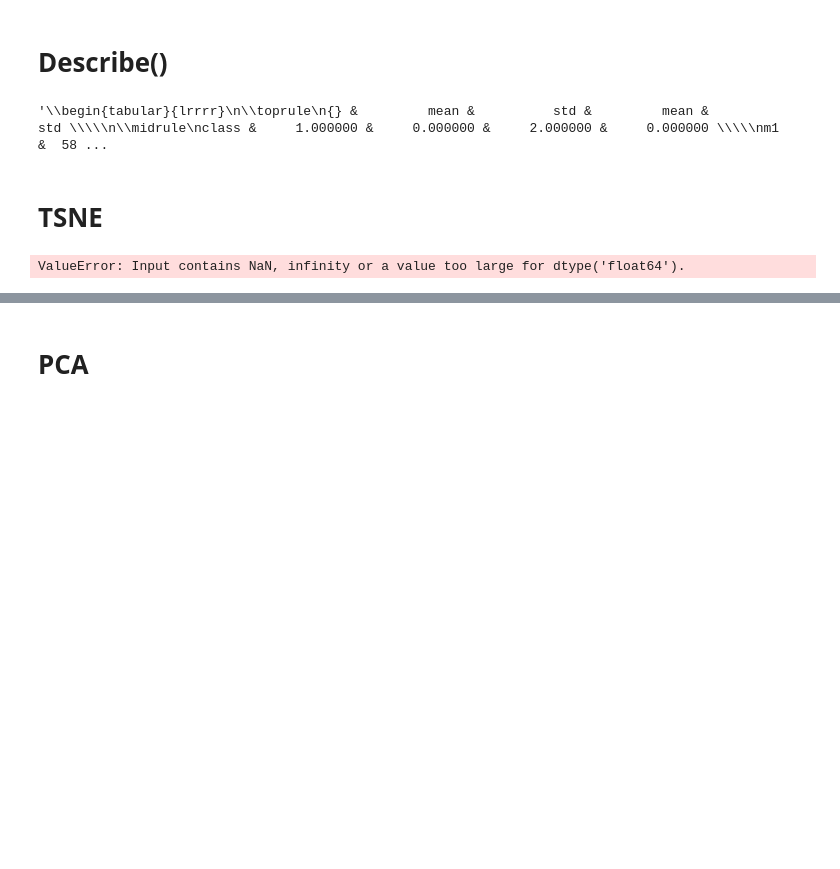
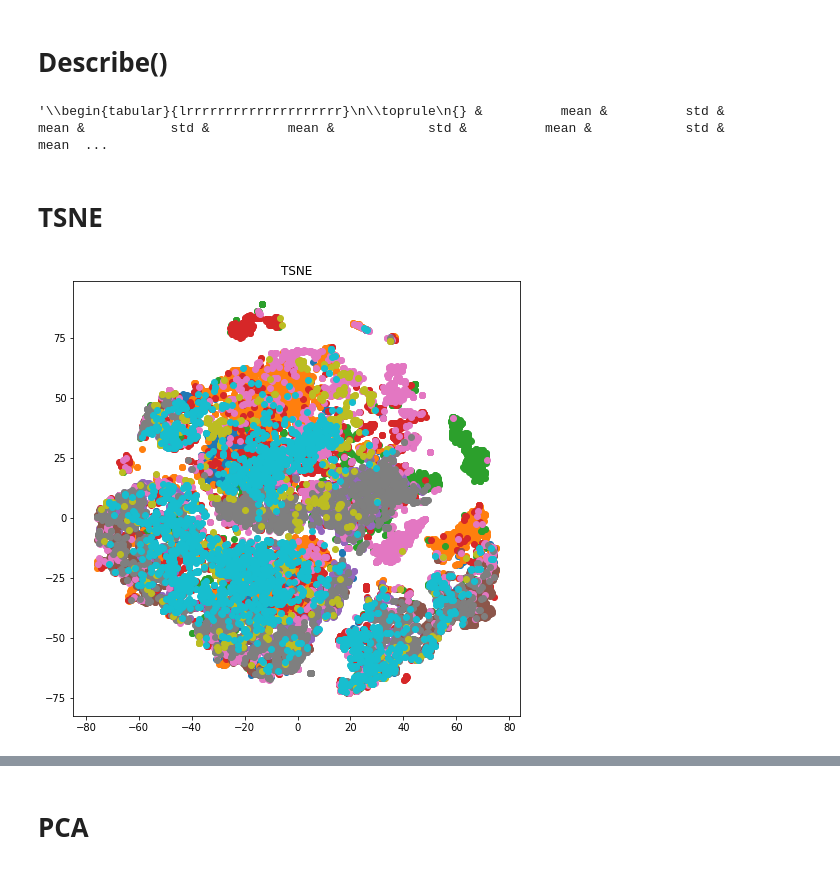
Before and after one commit to epcervantes7/ClassicComputerScienceProblemsInPython, a Jupyter notebook: testes/Untitled.ipynb, the cells around one changed output, grey strips where cells are left out. Drawn from its saved outputs; the diff is of its cells as text; code cells hidden in the pictures; blank space fills up the shorter version.

Commit message:
main branches

```diff
--- a/testes/Untitled.ipynb
+++ b/testes/Untitled.ipynb
@@ -9,8 +9,9 @@ import  os
 from os.path import basename
 import sys
 %matplotlib inline
-filename='allen_both.csv'
+# filename='allen_both_new.csv'
+filename='all_main.csv'
 df = pd.read_csv(filename)
-df.reset_index()
+df=df.fillna(df.mean())
 X = df.loc[:, 'm1':'m22'].values
 y = df.loc[:, 'class']
@@ -34,2 +54,15 @@ c=pd.concat([a, b], axis=1)
+# %%
+a=df[df['class']==1].describe().iloc[1:3].T
+b=df[df['class']==2].describe().iloc[1:3].T
+c=df[df['class']==3].describe().iloc[1:3].T
+d=df[df['class']==4].describe().iloc[1:3].T
+e=df[df['class']==5].describe().iloc[1:3].T
+f=df[df['class']==6].describe().iloc[1:3].T
+g=df[df['class']==7].describe().iloc[1:3].T
+h=df[df['class']==8].describe().iloc[1:3].T
+i=df[df['class']==9].describe().iloc[1:3].T
+j=df[df['class']==10].describe().iloc[1:3].T
+
+l=pd.concat([a, b,c,d,e,f,g,h,i,j], axis=1)
 # %%
 # c.to_csv("rato_camundongo.csv")
@@ -37,32 +70,53 @@ c.to_csv("interneuron_pyramidal.csv")
 # %%
-c.to_latex(index=True)
+l.to_latex(index=True)
 # %% [output]
-'\\begin{tabular}{lrrrr}\n\\toprule\n{} &         mean &          std &         mean &          std \\\\\n\\midrule\nclass &     1.000000 &     0.000000 &     2.000000 &     0.000000 \\\\\nm1    &  58 ...
+'\\begin{tabular}{lrrrrrrrrrrrrrrrrrrrr}\n\\toprule\n{} &          mean &          std &          mean &           std &          mean &            std &          mean &            std &         mean  ...
 # %% [markdown]
 # TSNE
 # %%
 from sklearn.manifold import TSNE
 tnse = TSNE(n_components=2).fit_transform(X)
 
 # colors = ['navy', 'turquoise']
+# colors = cm.Set3(np.linspace(0, 1, 10))
 
+colors = cm.tab10(np.linspace(0, 1, 10))
+for X_transformed, title in [ (tnse, "TSNE")]:
+    plt.figure(figsize=(8, 8))
+    for  c,i, target_name in zip(colors, [1,2,3,4,5,6,7,8,9,10], ['C1' ,'C2','C3','C4','C5','C6','C7','C8','C9','C10']):
+        plt.scatter(
+            X_transformed[y == i, 0],
+            X_transformed[y == i, 1],
+            color=c,
+            #edgecolor=c, facecolor=c,
+            #alpha=0.8,
+            label=str(target_name))
+
+#     if "Incremental" in title:
+#         err = np.abs(np.abs(Y) - np.abs(Y_ipca)).mean()
+#         plt.title(title + " of neuron dataset\nMean absolute unsigned error "
+#                   "%.6f" % err)
+
+#     else:
+    plt.title(title)
+plt.show()
 # for X_transformed, title in [(tnse, "TSNE")]:
 #     plt.figure(figsize=(8, 8))
-#     for color, i, target_name in zip(colors, [1, 2], ["rato","camundongo"]):
+#     for color, i, target_name in zip(colors, [1, 2], ["interneurônio","piramidal"]):
 #         plt.scatter(X_transformed[y == i, 0], X_transformed[y == i, 1],
 #                     color=color, lw=2, label=target_name)
 
 #     if "Incremental" in title:
 #         err = np.abs(np.abs(X_pca) - np.abs(X_ipca)).mean()
 # #         plt.title(title + " of iris dataset\nMean absolute unsigned error "
 # #                   "%.6f" % err)
 # #     else:
 # #         plt.title(title + " of iris dataset")
 #     plt.legend(loc="best", shadow=False, scatterpoints=1)
 # #     plt.xlabel("PC1 "+str(round((pca.explained_variance_ratio_[0])*100,2))+"%")
 # #     plt.ylabel("PC2 "+str(round((pca.explained_variance_ratio_[1])*100,2))+"%")
 #     plt.savefig("interneuron_pyramidal_tsne.pdf")
 # #     plt.axis([-4, 4, -1.5, 1.5])
 # plt.show()
 # %% [output]
-ValueError: Input contains NaN, infinity or a value too large for dtype('float64').
+[figure, added]
```
Also changed, not shown: parts of 7 cells of this notebook, 20 other files.
